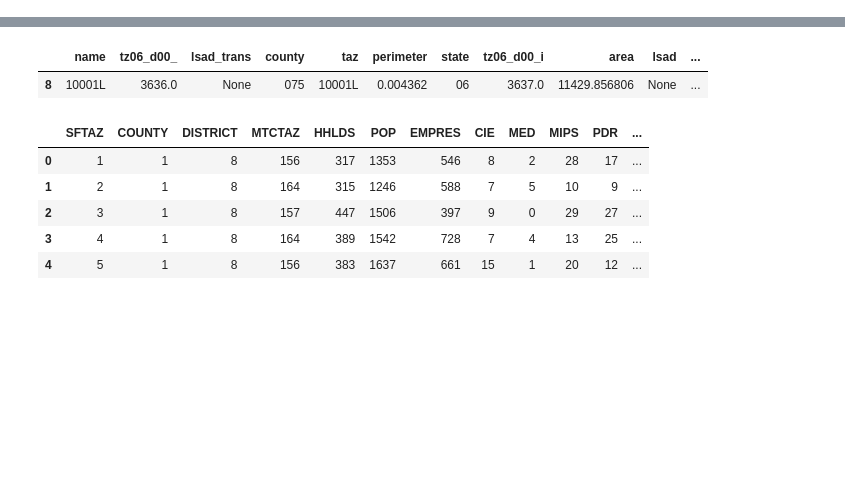
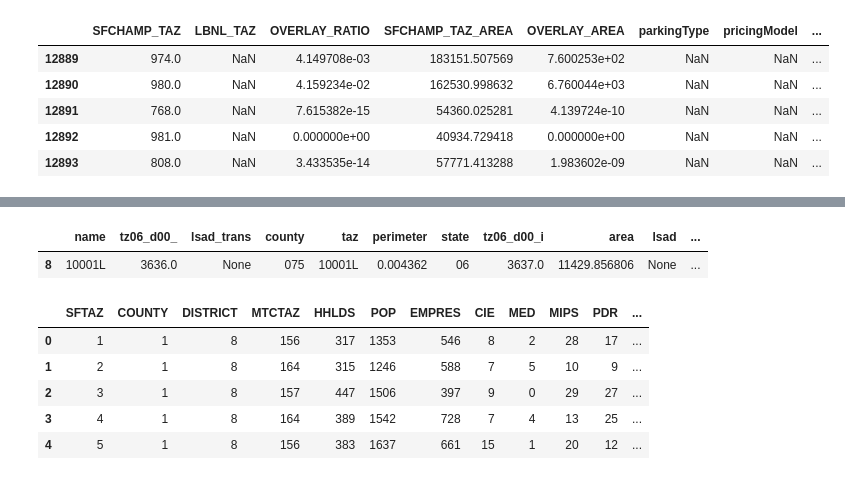
Before and after one commit to tscore-utc/scenarios, a Jupyter notebook: convert/Script/TAZ.ipynb, the cells around one changed output, grey strips where cells are left out. Cells and saved outputs as stored; diff of their text form; code cells hidden in the pictures; blank space fills up the shorter version.

```diff
--- a/convert/Script/TAZ.ipynb
+++ b/convert/Script/TAZ.ipynb
@@ -13,4 +13,6 @@ import time
 
 import geopandas as gp
 # %%
-taz=gp.read_file('../LBNL_Files/sf-light-tazs.shp')
+taz_lbnl=gp.read_file('../LBNL_Files/sf-light-tazs.shp')
+taz_lbnl=taz_lbnl.to_crs('EPSG:26910')
+taz_lbnl=taz_lbnl.rename(columns={'taz':'LBNL_TAZ'})
@@ -16,0 +24,8 @@ taz=gp.read_file('../LBNL_Files/sf-light-tazs.shp')
+# %%
+overlaid_taz=gp.overlay(taz_sfchamp,taz_lbnl,how='union',keep_geom_type=False)
+overlaid_taz['OVERLAY_AREA']=overlaid_taz['geometry'].area
+overlaid_taz['OVERLAY_RATIO']=overlaid_taz['OVERLAY_AREA']/overlaid_taz['SFCHAMP_TAZ_AREA']
+
+overlaid_taz=overlaid_taz[['SFCHAMP_TAZ','LBNL_TAZ','OVERLAY_RATIO','SFCHAMP_TAZ_AREA','OVERLAY_AREA']]
+
+overlaid_taz.head()
@@ -16,0 +39,5 @@ taz=gp.read_file('../LBNL_Files/sf-light-tazs.shp')
+# %%
+lbnl_parking=pd.read_csv('../SF_CHAMP_Converted/sf-taz-parking-nochargers-updated.csv')
+lbnl_parking=lbnl_parking.rename(columns={'numStalls':'orig_numStalls'})
+
+lbnl_parking.head()
@@ -16,0 +51,18 @@ taz=gp.read_file('../LBNL_Files/sf-light-tazs.shp')
+# %%
+overlaid_taz_parking=pd.merge(overlaid_taz,lbnl_parking,
+                              left_on=['LBNL_TAZ'],right_on=['taz'],how='left')
+
+overlaid_taz_parking['numStalls']=round(overlaid_taz_parking['OVERLAY_RATIO']*overlaid_taz_parking['orig_numStalls'])
+
+overlaid_taz_parking=overlaid_taz_parking[overlaid_taz_parking['SFCHAMP_TAZ'].notnull()]
+
+overlaid_taz_parking.drop(columns=['taz'],inplace=True)
+
+overlaid_taz_parking.tail()
+# %% [output]
+|  | SFCHAMP_TAZ | LBNL_TAZ | OVERLAY_RATIO | SFCHAMP_TAZ_AREA | OVERLAY_AREA | parkingType | pricingModel | ... |
+| 12889 | 974.0 | NaN | 4.149708e-03 | 183151.507569 | 7.600253e+02 | NaN | NaN | ... |
+| 12890 | 980.0 | NaN | 4.159234e-02 | 162530.998632 | 6.760044e+03 | NaN | NaN | ... |
+| 12891 | 768.0 | NaN | 7.615382e-15 | 54360.025281 | 4.139724e-10 | NaN | NaN | ... |
+| 12892 | 981.0 | NaN | 0.000000e+00 | 40934.729418 | 0.000000e+00 | NaN | NaN | ... |
+| 12893 | 808.0 | NaN | 3.433535e-14 | 57771.413288 | 1.983602e-09 | NaN | NaN | ... |
```
Also changed, not shown: parts of 12 cells of this notebook, 7 other files.
